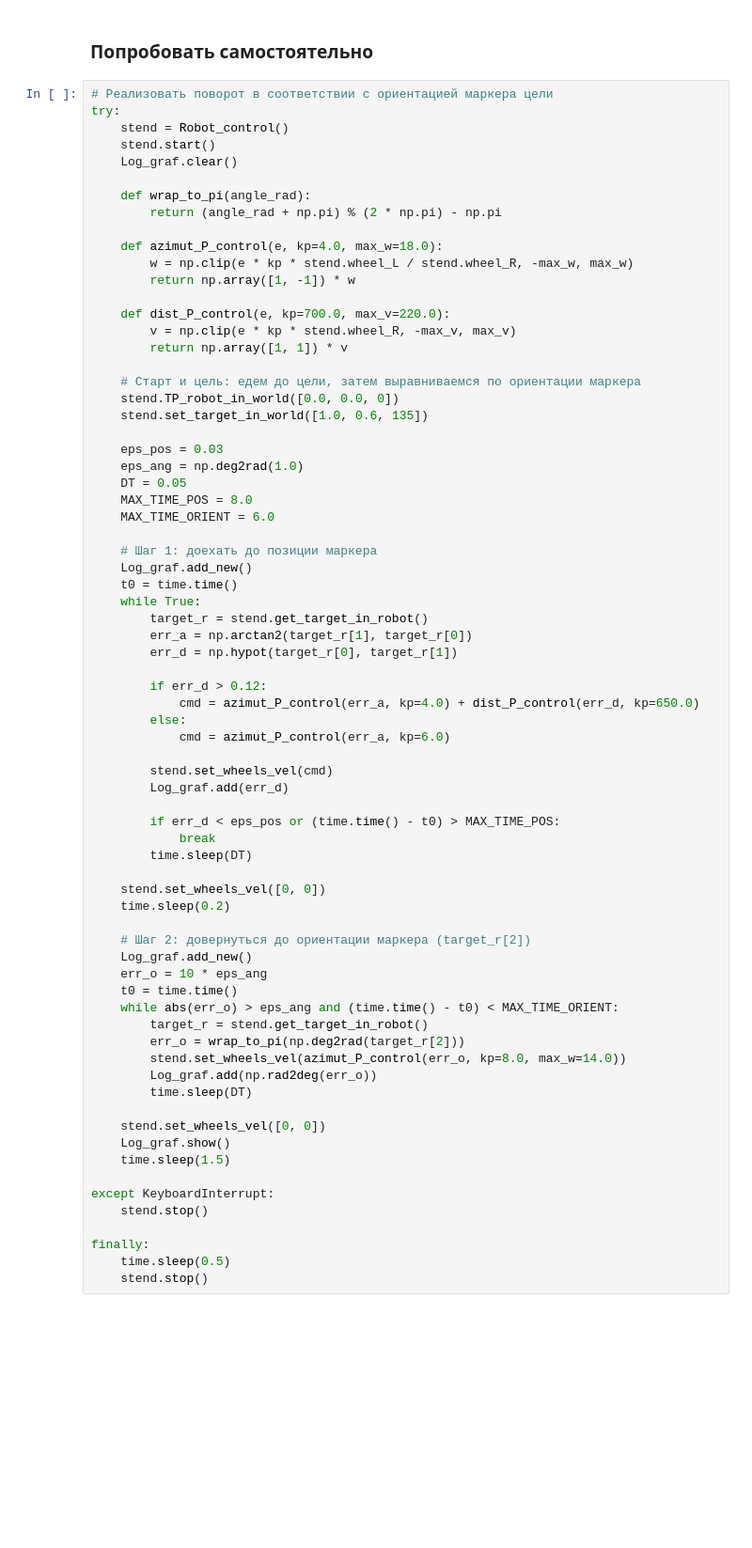
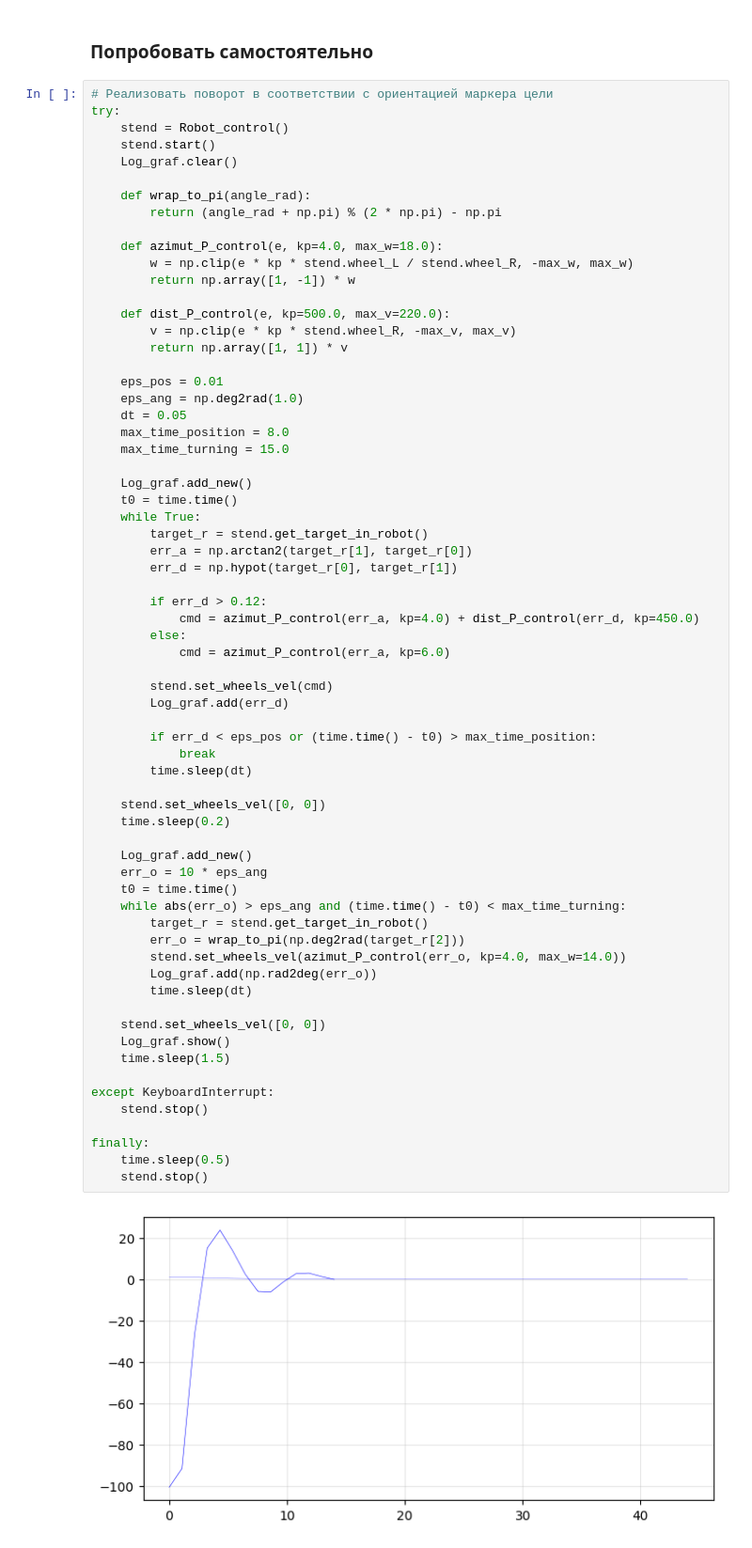
Before and after one commit to artemikk88/Mechatronic_Robototechnik, a Jupyter notebook: OMIR practic_1/practic_1.1.ipynb, the cells around one changed output. Shown at 94% size. Cells and saved outputs as stored; diff of their text form; blank space fills up the shorter version.

```diff
--- a/OMIR practic_1/practic_1.1.ipynb
+++ b/OMIR practic_1/practic_1.1.ipynb
@@ -602,21 +602,16 @@ try:
         w = np.clip(e * kp * stend.wheel_L / stend.wheel_R, -max_w, max_w)
         return np.array([1, -1]) * w
 
-    def dist_P_control(e, kp=700.0, max_v=220.0):
+    def dist_P_control(e, kp=500.0, max_v=220.0):
         v = np.clip(e * kp * stend.wheel_R, -max_v, max_v)
         return np.array([1, 1]) * v
 
-    # Старт и цель: едем до цели, затем выравниваемся по ориентации маркера
-    stend.TP_robot_in_world([0.0, 0.0, 0])
-    stend.set_target_in_world([1.0, 0.6, 135])
+    eps_pos = 0.01
+    eps_ang = np.deg2rad(1.0)
+    dt = 0.05
+    max_time_position = 8.0
+    max_time_turning = 15.0
 
-    eps_pos = 0.03
-    eps_ang = np.deg2rad(1.0)
-    DT = 0.05
-    MAX_TIME_POS = 8.0
-    MAX_TIME_ORIENT = 6.0
-
-    # Шаг 1: доехать до позиции маркера
     Log_graf.add_new()
     t0 = time.time()
     while True:
@@ -625,41 +620,42 @@ try:
         err_d = np.hypot(target_r[0], target_r[1])
 
         if err_d > 0.12:
-            cmd = azimut_P_control(err_a, kp=4.0) + dist_P_control(err_d, kp=650.0)
+            cmd = azimut_P_control(err_a, kp=4.0) + dist_P_control(err_d, kp=450.0)
         else:
             cmd = azimut_P_control(err_a, kp=6.0)
 
         stend.set_wheels_vel(cmd)
         Log_graf.add(err_d)
 
-        if err_d < eps_pos or (time.time() - t0) > MAX_TIME_POS:
+        if err_d < eps_pos or (time.time() - t0) > max_time_position:
             break
-        time.sleep(DT)
+        time.sleep(dt)
 
     stend.set_wheels_vel([0, 0])
     time.sleep(0.2)
 
-    # Шаг 2: довернуться до ориентации маркера (target_r[2])
     Log_graf.add_new()
     err_o = 10 * eps_ang
     t0 = time.time()
-    while abs(err_o) > eps_ang and (time.time() - t0) < MAX_TIME_ORIENT:
+    while abs(err_o) > eps_ang and (time.time() - t0) < max_time_turning:
         target_r = stend.get_target_in_robot()
         err_o = wrap_to_pi(np.deg2rad(target_r[2]))
-        stend.set_wheels_vel(azimut_P_control(err_o, kp=8.0, max_w=14.0))
+        stend.set_wheels_vel(azimut_P_control(err_o, kp=4.0, max_w=14.0))
         Log_graf.add(np.rad2deg(err_o))
-        time.sleep(DT)
+        time.sleep(dt)
 
     stend.set_wheels_vel([0, 0])
     Log_graf.show()
     time.sleep(1.5)
 
 except KeyboardInterrupt:
     stend.stop()
 
 finally:
     time.sleep(0.5)
     stend.stop()
+# %% [output]
+[figure, added]
 # %%
 # Провести робот по лабиринту
 try:
```
Also changed, not shown: parts of 4 cells of this notebook, 1 other file.
